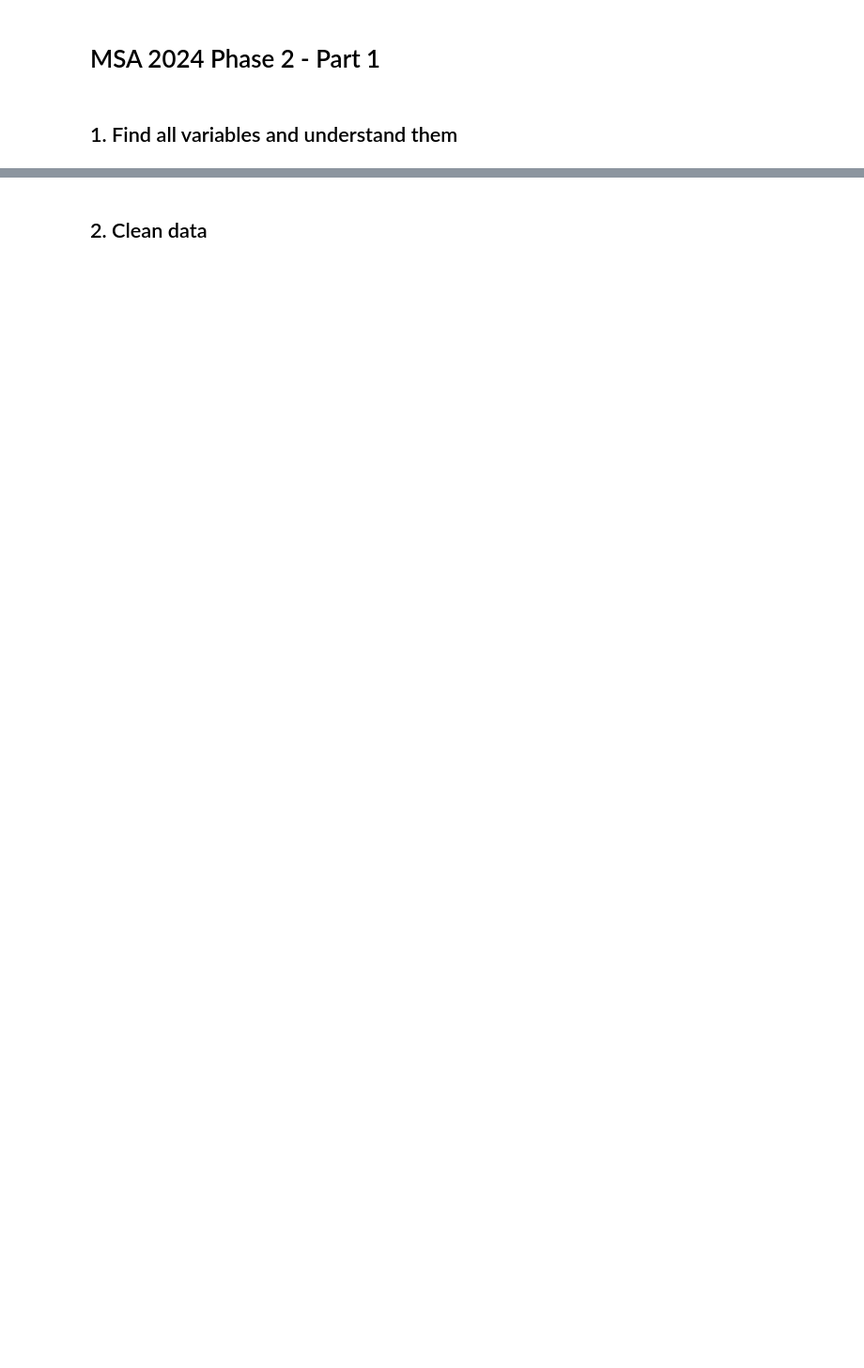
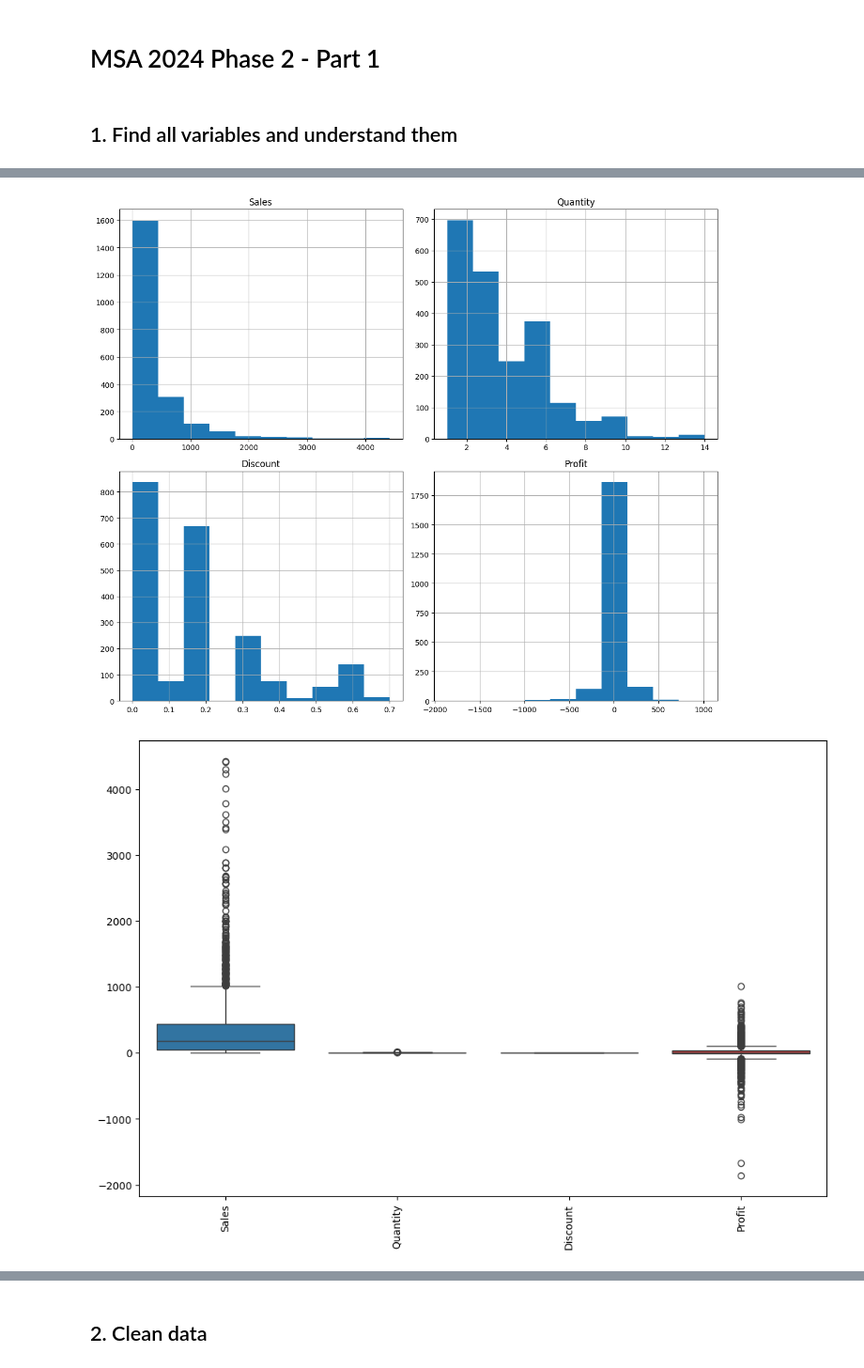
Before and after one commit to heaslay/2024-Phase-2-data-science, a Jupyter notebook: 1. Analysis and Preprocessing/part1-submission.ipynb, the cells around one changed output, grey strips where cells are left out. Shown at 94% size. Saved outputs shown, nothing was run; the diff lists cells and outputs as text; code cells hidden in the pictures; blank space fills up the shorter version.

Commit message:
Update requirements.txt and part1-submission notebook

```diff
--- a/1. Analysis and Preprocessing/part1-submission.ipynb
+++ b/1. Analysis and Preprocessing/part1-submission.ipynb
@@ -13,0 +12,4 @@ import matplotlib.pyplot as plt
+# %%
+#Load chosen datasets from the datasets folder into your notebook and display the first ten instances.
+df = pd.read_csv("../0. Resources/datasets/X store sales/store_sales.csv", encoding='ISO-8859-1')
+df.head(10)
@@ -13,0 +49,9 @@ import matplotlib.pyplot as plt
+# %%
+#Provide key statistical measures such as mean and standard deviation without hardcoding them.
+numeric_df = df.select_dtypes(include=['float64', 'int64'])
+columns_to_exclude = ['Row ID', 'Postal Code'] #Statistics of these variables contains no meaning
+numeric_df = numeric_df.drop(columns=columns_to_exclude, errors='ignore')
+statistics = numeric_df.describe()
+print("Mean and Standard Deviation:")
+print("Mean:\n", statistics.loc['mean'])
+print("Standard Deviation:\n", statistics.loc['std'])
@@ -13,0 +72,14 @@ import matplotlib.pyplot as plt
+# %%
+#Visualize numerical columns through appropriate plots, e.g. bar plots, histograms, box and whisker plots, etc.
+numeric_df.hist(figsize=(12, 10))
+plt.tight_layout()
+plt.show()
+
+
+plt.figure(figsize=(12, 8))
+sns.boxplot(data=numeric_df)
+plt.xticks(rotation=90)
+plt.show()
+# %% [output]
+[figure, added]
+[figure, added]
```
Also changed, not shown: parts of 20 cells of this notebook, 1 other file.
